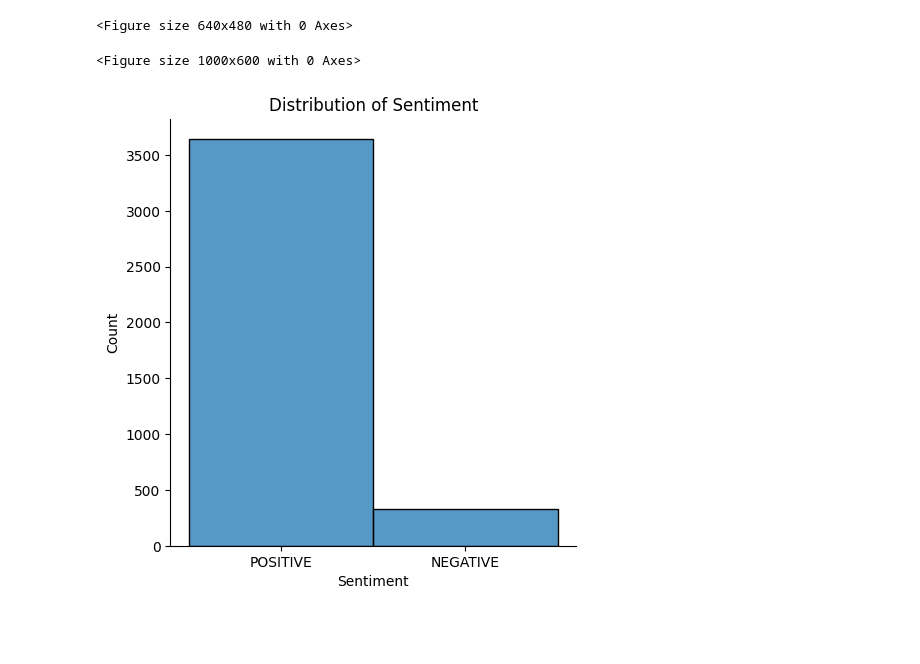
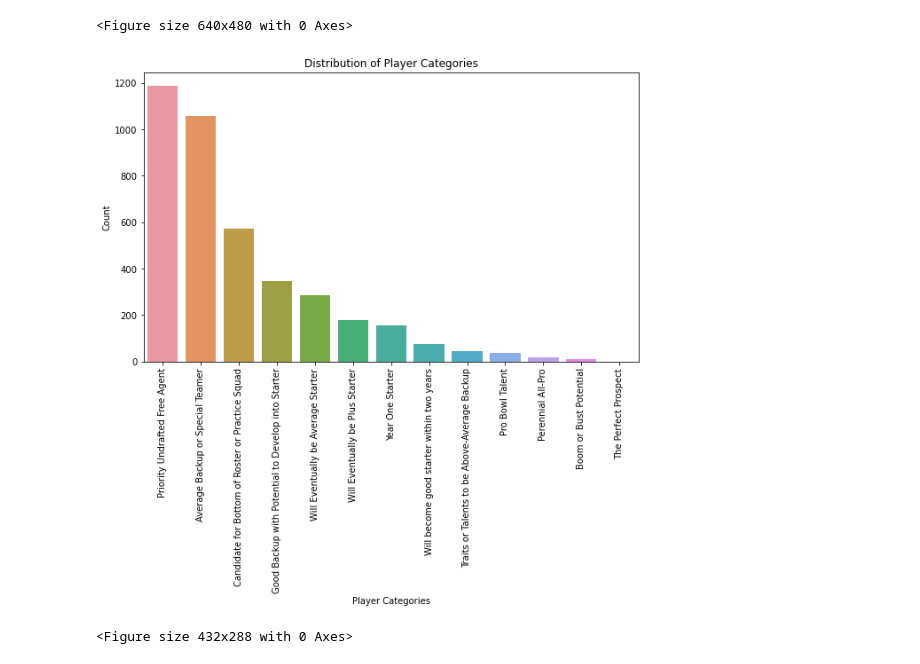
Before and after one commit to tbryan2/nfl-prospects-nlp, a Jupyter notebook: eda.ipynb, the cells around one changed output. Cells and saved outputs as stored; diff of their text form; code cells hidden in the pictures; blank space fills up the shorter version.

```diff
--- a/eda.ipynb
+++ b/eda.ipynb
@@ -73,8 +28,2 @@ df
-# %%
-# Create a new column that holds a normal distribution of the player grades
-df['grade_norm'] = (df['Player Grades'] - df['Player Grades'].mean()) / df['Player Grades'].std()
-
-# Create a new column that holds a normal distribution of the adjusted confidence
-df['confidence_norm'] = (df['adjusted_confidence'] - df['adjusted_confidence'].mean()) / df['adjusted_confidence'].std()
 # %%
 # Create a bar chart to show the distribution of the grades
@@ -99,18 +41,35 @@ plt.savefig('images/grade_distribution.png')
 <Figure size 1000x600 with 0 Axes>
 [figure]
 <Figure size 640x480 with 0 Axes>
+# %%
+# Create a new column called player category that classifies players based on the NFL.com player grades
+df['Player Category'] = pd.cut(df['Player Grades'],
+                        bins=[0, 5.59, 5.69, 5.99, 6.09, 6.19, 6.29, 6.39, 6.49, 6.6, 6.9, 7.1, 7.5, 8],
+                        labels=['Priority Undrafted Free Agent',
+                                'Candidate for Bottom of Roster or Practice Squad',
+                                'Average Backup or Special Teamer',
+                                'Traits or Talents to be Above-Average Backup',
+                                'Good Backup with Potential to Develop into Starter',
+                                'Will Eventually be Average Starter',
+                                'Will Eventually be Plus Starter',
+                                'Will become good starter within two years',
+                                'Boom or Bust Potential',
+                                'Year One Starter',
+                                'Pro Bowl Talent',
+                                'Perennial All-Pro',
+                                'The Perfect Prospect'])
 # %%
-# Create a bar chart to show the distribution of positive and negative sentiment
+# Create a bar chart to show the distribution of the player categorie and order the bars by the count
 plt.figure(figsize=(10, 6))
-sns.displot(df['sentiment'], bins=2, kde=False)
-
-# Set the title and axis labels
-plt.title('Distribution of Sentiment')
-plt.xlabel('Sentiment')
+sns.countplot(data=df, x='Player Category', order=df['Player Category'].value_counts().index)
+plt.title('Distribution of Player Categories')
+plt.xlabel('Player Categories')
 plt.ylabel('Count')
+plt.xticks(rotation=90)
+plt.show()
 
 # Save the bar chart to the images folder
-plt.savefig('images/sentiment_distribution.png')
+plt.savefig('images/player_category_distribution.png')
 # %% [output]
+[figure, new version]
-<Figure size 1000x600 with 0 Axes>
+<Figure size 432x288 with 0 Axes>
-[figure, old version]
```
Also changed, not shown: parts of 7 cells of this notebook, 4 other files.
